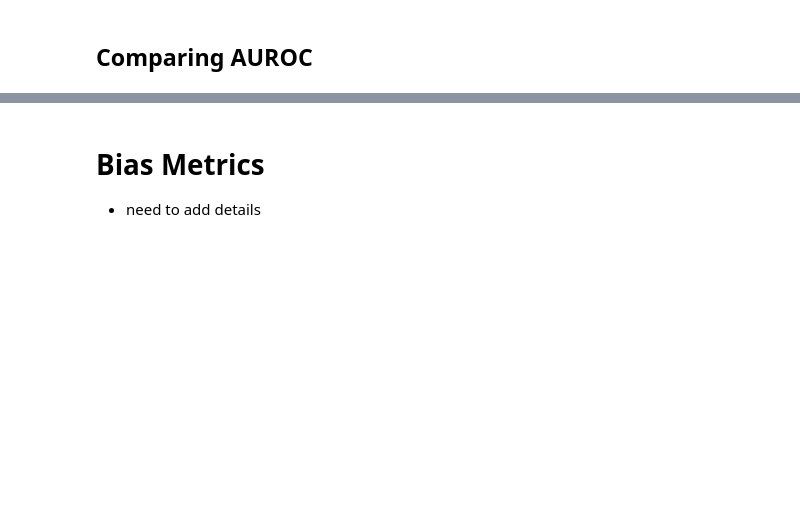
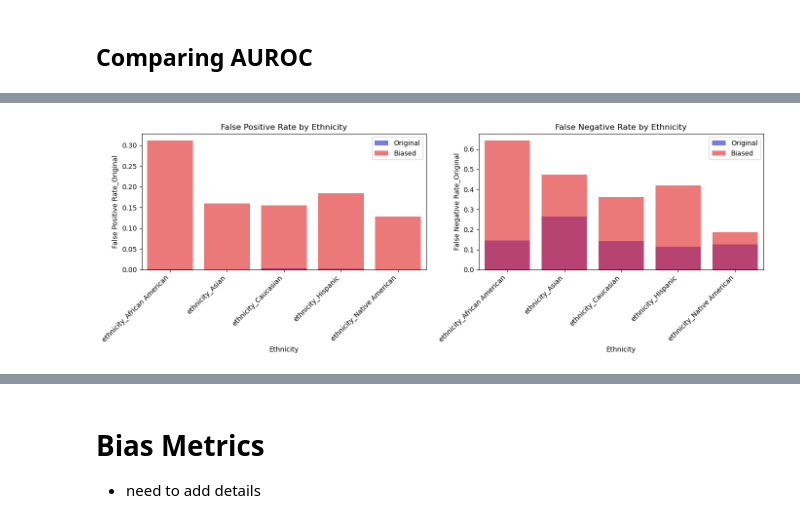
Before and after one commit to Mackenzie-Meni/UF-biasathon-workshop2025, a Jupyter notebook: 4_bias_mitigation.ipynb, the cells around one changed output, grey strips where cells are left out. Cells and saved outputs as stored; diff of their text form; code cells hidden in the pictures; blank space fills up the shorter version.

```diff
--- a/4_bias_mitigation.ipynb
+++ b/4_bias_mitigation.ipynb
@@ -441,0 +488,83 @@ plt.show()
+# %%
+import numpy as np
+import matplotlib.pyplot as plt
+import seaborn as sns
+import pandas as pd
+import joblib
+from sklearn.metrics import confusion_matrix
+
+# Load Models
+original_rf_loaded = joblib.load("../original_data_random_forest_model.pkl")
+altered_rf_loaded = joblib.load("../altered_rf_model.pkl")
+
+# Get Predictions
+y_pred_orig = original_rf_loaded.predict(X_test)
+y_pred_bias = altered_rf_loaded.predict(X_test)
+
+# Function to Compute Confusion Matrix by Ethnic Group
+def compute_confusion_by_group(X_test, y_test, y_pred, ethnicity_columns):
+    """Compute confusion matrix metrics (FPR, FNR) for each ethnicity group."""
+    confusion_results = []
+
+    for col in ethnicity_columns:
+        group_indices = (X_test[col] == 1)
+        if sum(group_indices) > 10:  # Ensure enough samples
+            y_true_group = y_test[group_indices]
+            y_pred_group = y_pred[group_indices]
+
+            tn, fp, fn, tp = confusion_matrix(y_true_group, y_pred_group).ravel()
+
+            fpr = fp / (fp + tn) if (fp + tn) > 0 else np.nan  # False Positive Rate
+            fnr = fn / (fn + tp) if (fn + tp) > 0 else np.nan  # False Negative Rate
+
+            confusion_results.append({
+                "Ethnicity": col,
+                "False Positive Rate": fpr,
+                "False Negative Rate": fnr
+            })
+
+    return pd.DataFrame(confusion_results)
+
+# Compute confusion matrices for both models
+confusion_orig = compute_confusion_by_group(X_test, y_test, y_pred_orig, ethnicity_columns)
+confusion_bias = compute_confusion_by_group(X_test, y_test, y_pred_bias, ethnicity_columns)
+
+# Merge results
+confusion_comparison = confusion_orig.merge(confusion_bias, on="Ethnicity", suffixes=("_Original", "_Biased"))
+
+# Print Results
+print("Confusion Matrix Comparison", confusion_comparison)
+
+# Function to Plot Confusion Matrix Comparison
+def plot_confusion_matrix_comparison(confusion_df):
+    """Plots the False Positive Rate (FPR) and False Negative Rate (FNR) comparisons."""
+    fig, axes = plt.subplots(1, 2, figsize=(14, 5))
+
+    # False Positive Rate Plot
+    sns.barplot(
+        data=confusion_df, x="Ethnicity", y="False Positive Rate_Original", color="blue", alpha=0.6, label="Original", ax=axes[0]
+    )
+    sns.barplot(
+        data=confusion_df, x="Ethnicity", y="False Positive Rate_Biased", color="red", alpha=0.6, label="Biased", ax=axes[0]
+    )
+    axes[0].set_title("False Positive Rate by Ethnicity")
+    axes[0].set_xticklabels(axes[0].get_xticklabels(), rotation=45, ha="right")
+
+    # False Negative Rate Plot
+    sns.barplot(
+        data=confusion_df, x="Ethnicity", y="False Negative Rate_Original", color="blue", alpha=0.6, label="Original", ax=axes[1]
+    )
+    sns.barplot(
+        data=confusion_df, x="Ethnicity", y="False Negative Rate_Biased", color="red", alpha=0.6, label="Biased", ax=axes[1]
+    )
+    axes[1].set_title("False Negative Rate by Ethnicity")
+    axes[1].set_xticklabels(axes[1].get_xticklabels(), rotation=45, ha="right")
+
+    # Adjust layout and show
+    plt.tight_layout()
+    plt.legend()
+    plt.show()
+
+# Plot the confusion matrix comparison
+plot_confusion_matrix_comparison(confusion_comparison)
+# %% [output]
@@ -441,0 +591 @@ plt.show()
+[figure, added]
```
Also changed, not shown: parts of 18 cells of this notebook, 3 other files.
